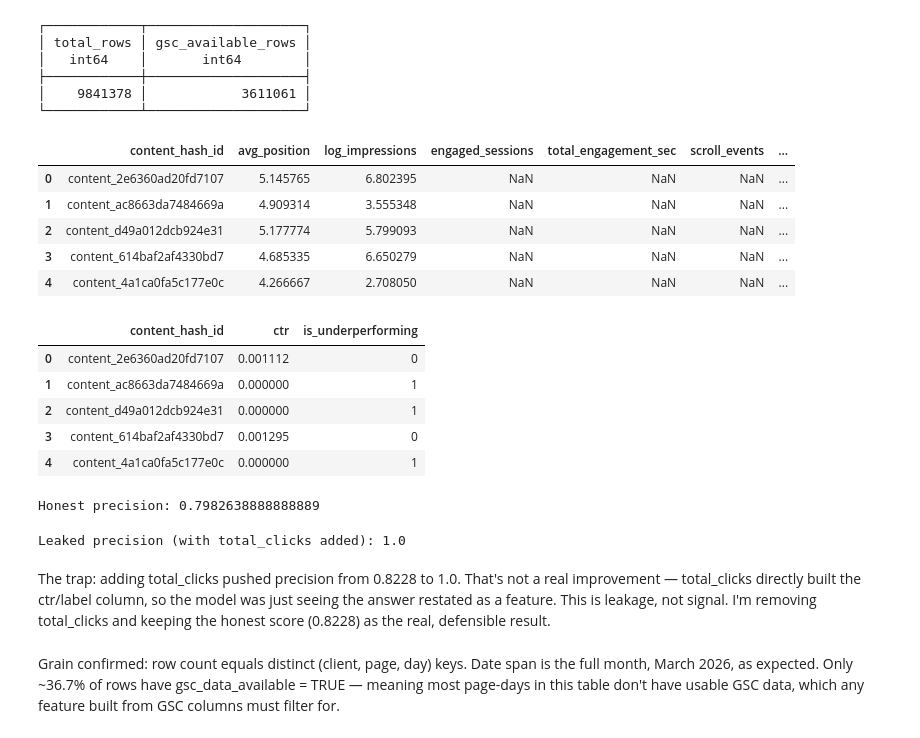
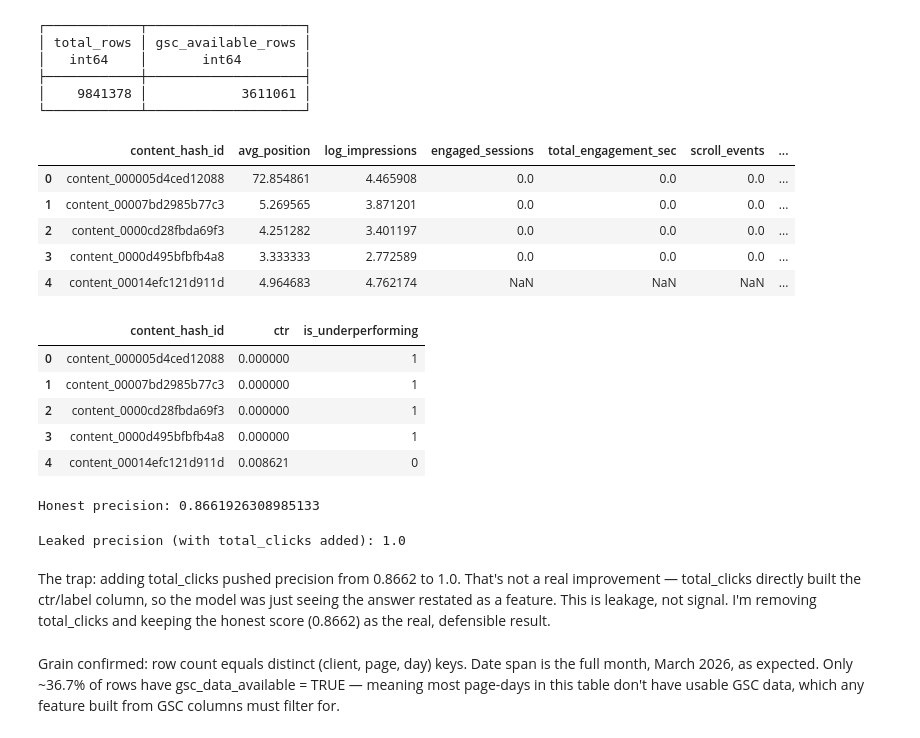
Before and after one commit to omarsamehabobaker619-bot/flyrank-ml-internship, a Jupyter notebook: work/notebooks/w03_data_contract.ipynb, the cells around one changed output. Drawn from its saved outputs; the diff is of its cells as text; code cells hidden in the pictures.

```diff
--- a/work/notebooks/w03_data_contract.ipynb
+++ b/work/notebooks/w03_data_contract.ipynb
@@ -150,29 +150,30 @@ print(availability_check)
 # %%
 feature_frame = con.sql(f"""
     SELECT
         content_hash_id,
         AVG(gsc_avg_position) AS avg_position,
         LN(SUM(gsc_impressions) + 1) AS log_impressions,
         SUM(ga4_engaged_sessions) AS engaged_sessions,
         SUM(ga4_total_engagement_sec) AS total_engagement_sec,
         SUM(scroll_events) AS scroll_events,
         SUM(gsc_clicks) AS total_clicks,
         SUM(gsc_impressions) AS total_impressions
     FROM read_parquet('{rel}/fact_content_daily_performance/month=2026-03/*.parquet')
     WHERE gsc_data_available IS TRUE
     GROUP BY content_hash_id
     HAVING SUM(gsc_impressions) > 0
+    ORDER BY content_hash_id
     LIMIT 5000
 """).df()
 
 feature_frame.head()
 # %% [output]
 |  | content_hash_id | avg_position | log_impressions | engaged_sessions | total_engagement_sec | scroll_events | ... |
-| 0 | content_2e6360ad20fd7107 | 5.145765 | 6.802395 | NaN | NaN | NaN | ... |
-| 1 | content_ac8663da7484669a | 4.909314 | 3.555348 | NaN | NaN | NaN | ... |
-| 2 | content_d49a012dcb924e31 | 5.177774 | 5.799093 | NaN | NaN | NaN | ... |
-| 3 | content_614baf2af4330bd7 | 4.685335 | 6.650279 | NaN | NaN | NaN | ... |
-| 4 | content_4a1ca0fa5c177e0c | 4.266667 | 2.708050 | NaN | NaN | NaN | ... |
+| 0 | content_000005d4ced12088 | 72.854861 | 4.465908 | 0.0 | 0.0 | 0.0 | ... |
+| 1 | content_00007bd2985b77c3 | 5.269565 | 3.871201 | 0.0 | 0.0 | 0.0 | ... |
+| 2 | content_0000cd28fbda69f3 | 4.251282 | 3.401197 | 0.0 | 0.0 | 0.0 | ... |
+| 3 | content_0000d495bfbfb4a8 | 3.333333 | 2.772589 | 0.0 | 0.0 | 0.0 | ... |
+| 4 | content_00014efc121d911d | 4.964683 | 4.762174 | NaN | NaN | NaN | ... |
 # %%
 feature_frame["ctr"] = feature_frame["total_clicks"] / feature_frame["total_impressions"]
 median_ctr = feature_frame["ctr"].median()
@@ -181,11 +182,11 @@ feature_frame["is_underperforming"] = (feature_frame["ctr"] <= median_ctr).astyp
 feature_frame[["content_hash_id", "ctr", "is_underperforming"]].head()
 # %% [output]
 |  | content_hash_id | ctr | is_underperforming |
-| 0 | content_2e6360ad20fd7107 | 0.001112 | 0 |
-| 1 | content_ac8663da7484669a | 0.000000 | 1 |
-| 2 | content_d49a012dcb924e31 | 0.000000 | 1 |
-| 3 | content_614baf2af4330bd7 | 0.001295 | 0 |
-| 4 | content_4a1ca0fa5c177e0c | 0.000000 | 1 |
+| 0 | content_000005d4ced12088 | 0.000000 | 1 |
+| 1 | content_00007bd2985b77c3 | 0.000000 | 1 |
+| 2 | content_0000cd28fbda69f3 | 0.000000 | 1 |
+| 3 | content_0000d495bfbfb4a8 | 0.000000 | 1 |
+| 4 | content_00014efc121d911d | 0.008621 | 0 |
 # %%
 from sklearn.linear_model import LogisticRegression
 from sklearn.metrics import precision_score
@@ -199,7 +200,7 @@ preds_honest = model_honest.predict(X_honest)
 
 print("Honest precision:", precision_score(y, preds_honest))
 # %% [output]
-Honest precision: 0.7982638888888889
+Honest precision: 0.8661926308985133
 # %%
 leaked_features = ["avg_position", "log_impressions", "engaged_sessions", "total_engagement_sec", "scroll_events", "total_clicks"]
 X_leaked = feature_frame[leaked_features].fillna(0)
@@ -211,10 +212,10 @@ print("Leaked precision (with total_clicks added):", precision_score(y, preds_le
 # %% [output]
 Leaked precision (with total_clicks added): 1.0
 # %% [markdown]
-The trap: adding total_clicks pushed precision from 0.8228 to 1.0. That's not
+The trap: adding total_clicks pushed precision from 0.8662 to 1.0. That's not
 a real improvement — total_clicks directly built the ctr/label column, so the
 model was just seeing the answer restated as a feature. This is leakage, not
-signal. I'm removing total_clicks and keeping the honest score (0.8228) as the
+signal. I'm removing total_clicks and keeping the honest score (0.8662) as the
 real, defensible result.
 # %% [markdown]
 Grain confirmed: row count equals distinct (client, page, day) keys. Date span is
```
Also changed, not shown: parts of 1 cell of this notebook.
